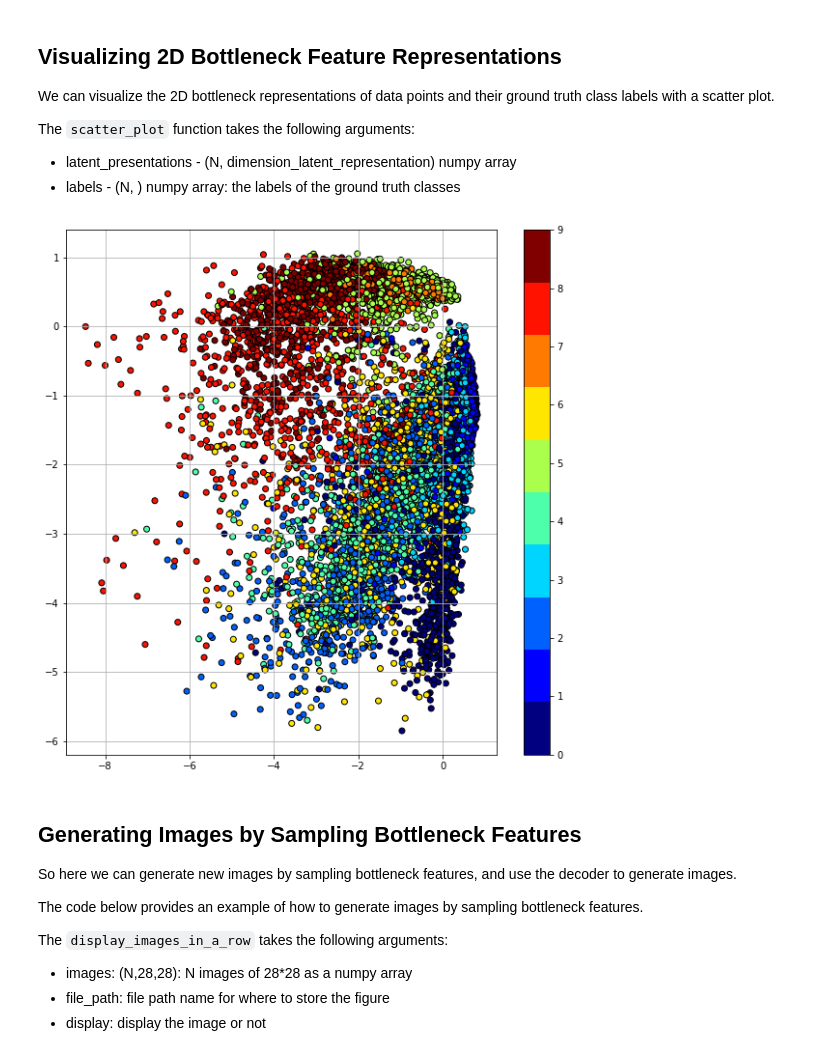
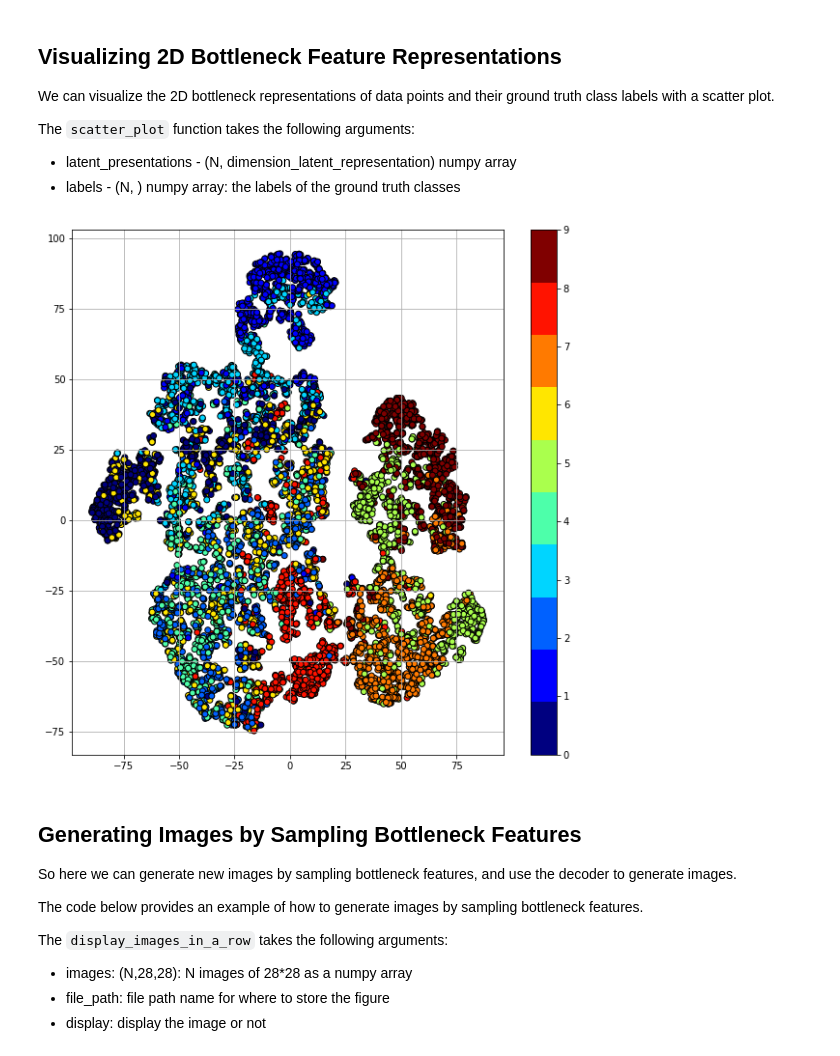
Before and after one commit to subClassy/autoencoders-assignment, a Jupyter notebook: Autoencoder_sample.ipynb, the cells around one changed output. Drawn from its saved outputs; the diff is of its cells as text; code cells hidden in the pictures.

```diff
--- a/Autoencoder_sample.ipynb
+++ b/Autoencoder_sample.ipynb
@@ -200,23 +213,55 @@ We can visualize the 2D bottleneck representations of data points and their grou
 The `scatter_plot` function takes the following arguments:
 * latent_presentations - (N, dimension_latent_representation) numpy array
 * labels - (N, ) numpy array: the labels of the ground truth classes
-# %%
-with torch.no_grad():
-    model = trainer.model
-    model.eval()
-    z=[];label=[]
-    for x,y in trainer.val_loader:
-        x = x.view(-1, 28 * 28)
-        z_, _, _ = model.encoder(x.to(trainer.device), trainer.device)
-        z += z_.cpu().tolist()
-        label += y.cpu().tolist()
-    z = np.asarray(z)
-    label = np.asarray(label)
-
-from autoencoder_starter import scatter_plot
-scatter_plot(latent_representations=z,labels=label)
-# %% [output]
-[figure, removed]
+# %%
+from sklearn import manifold
+
+def scatter_plot_test(latent_representations, labels):
+    '''
+    the scatter plot for visualizing the latent representations with the ground truth class label
+    ----------
+    latent_presentations: (N, dimension_latent_representation)
+    labels: (N, )  the labels of the ground truth classes
+    '''
+
+    # borrowed from https://gist.github.com/jakevdp/91077b0cae40f8f8244a
+
+    # Note that if the dimension_latent_representation > 2 you need to apply TSNE transformation
+    # to map the latent representations from higher dimensionality to 2D
+    # You can use #from sklearn.manifold import TSNE#
+
+    def discrete_cmap(n, base_cmap=None):
+        """Create an N-bin discrete colormap from the specified input map"""
+        base = plt.cm.get_cmap(base_cmap)
+        return base.from_list(base.name + str(n), base(np.linspace(0, 1, n)), n)
+
+    tsne = manifold.TSNE(
+        n_components=2, init="random", random_state=0, perplexity=30
+    )
+    latent_representations = tsne.fit_transform(latent_representations)
+    plt.figure(figsize=(10, 10))
+    plt.scatter(latent_representations[:, 0], latent_representations[:, 1], cmap=discrete_cmap(10, 'jet'), c=labels,
+                edgecolors='black')
+    plt.colorbar()
+    plt.grid()
+    plt.show()
+
+with torch.no_grad():
+    model = trainer.model
+    model.eval()
+    z=[];label=[]
+    for x,y in trainer.val_loader:
+        x = x.view(-1, 28 * 28)
+        z_, _, _ = model.encoder(x.to(trainer.device))
+        z += z_.cpu().tolist()
+        label += y.cpu().tolist()
+    z = np.asarray(z)
+    label = np.asarray(label)
+
+from autoencoder_starter import scatter_plot
+scatter_plot_test(latent_representations=z,labels=label)
+# %% [output]
+[figure, added]
 # %% [markdown]
 ## Generating Images by Sampling Bottleneck Features
 
```
Also changed, not shown: parts of 6 cells of this notebook, 2 other files.
